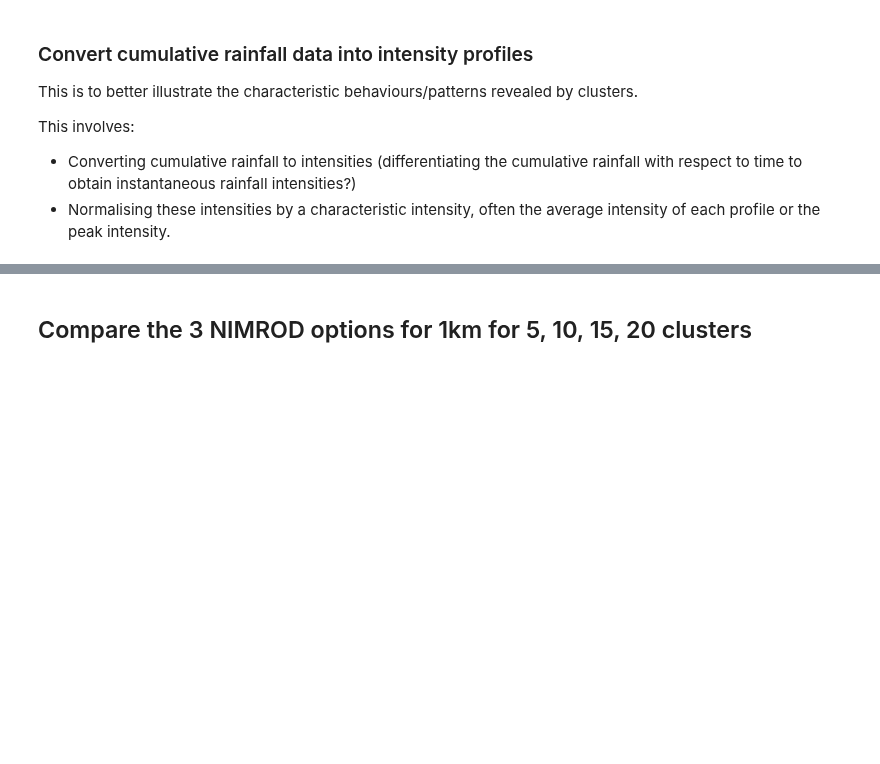
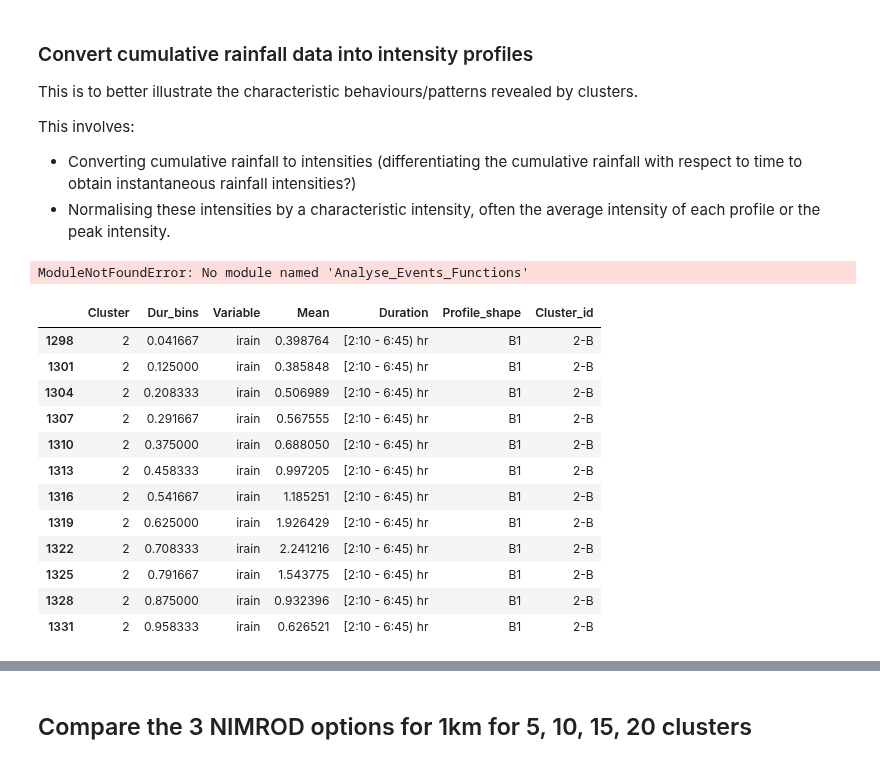
Before and after one commit to masher92/UKCP18, a Jupyter notebook: FindIndependentRainfallEvents/AnalyseProfiles/CreateDimensionlessProfiles-CompareNIMRODs.ipynb, the cells around one changed output, grey strips where cells are left out. Cells and saved outputs as stored; diff of their text form; code cells hidden in the pictures; blank space fills up the shorter version.

```diff
--- a/FindIndependentRainfallEvents/AnalyseProfiles/CreateDimensionlessProfiles-CompareNIMRODs.ipynb
+++ b/FindIndependentRainfallEvents/AnalyseProfiles/CreateDimensionlessProfiles-CompareNIMRODs.ipynb
@@ -27,10 +119,13 @@ import re
 import pickle
 import matplotlib.patches as mpatches
 from statsmodels.graphics.mosaicplot import mosaic
+from tabulate import tabulate
 
+sys.path.insert(1, '../CreatingProfiles/')
 from Analyse_Events_Functions import *
-sys.path.insert(1, '../AnalyseProfiles/')
 from Plot_events_functions import *
+# %% [output]
+ModuleNotFoundError: No module named 'Analyse_Events_Functions'
 # %%
 # Read in profiles
 rvh_profiles = pd.read_csv("../../CatchmentAnalysis/CreateSyntheticRainfallEvents/ObservedProfiles/kmeans_15clustersPerDur.csv")
@@ -39,0 +133,16 @@ rvh_profiles = rvh_profiles[rvh_profiles['Variable'] == 'irain']
+# %%
+cluster1
+# %% [output]
+|  | Cluster | Dur_bins | Variable | Mean | Duration | Profile_shape | Cluster_id |
+| 1298 | 2 | 0.041667 | irain | 0.398764 | [2:10 - 6:45) hr | B1 | 2-B |
+| 1301 | 2 | 0.125000 | irain | 0.385848 | [2:10 - 6:45) hr | B1 | 2-B |
+| 1304 | 2 | 0.208333 | irain | 0.506989 | [2:10 - 6:45) hr | B1 | 2-B |
+| 1307 | 2 | 0.291667 | irain | 0.567555 | [2:10 - 6:45) hr | B1 | 2-B |
+| 1310 | 2 | 0.375000 | irain | 0.688050 | [2:10 - 6:45) hr | B1 | 2-B |
+| 1313 | 2 | 0.458333 | irain | 0.997205 | [2:10 - 6:45) hr | B1 | 2-B |
+| 1316 | 2 | 0.541667 | irain | 1.185251 | [2:10 - 6:45) hr | B1 | 2-B |
+| 1319 | 2 | 0.625000 | irain | 1.926429 | [2:10 - 6:45) hr | B1 | 2-B |
+| 1322 | 2 | 0.708333 | irain | 2.241216 | [2:10 - 6:45) hr | B1 | 2-B |
+| 1325 | 2 | 0.791667 | irain | 1.543775 | [2:10 - 6:45) hr | B1 | 2-B |
+| 1328 | 2 | 0.875000 | irain | 0.932396 | [2:10 - 6:45) hr | B1 | 2-B |
+| 1331 | 2 | 0.958333 | irain | 0.626521 | [2:10 - 6:45) hr | B1 | 2-B |
```
Also changed, not shown: parts of 10 cells of this notebook, 14 other files.
